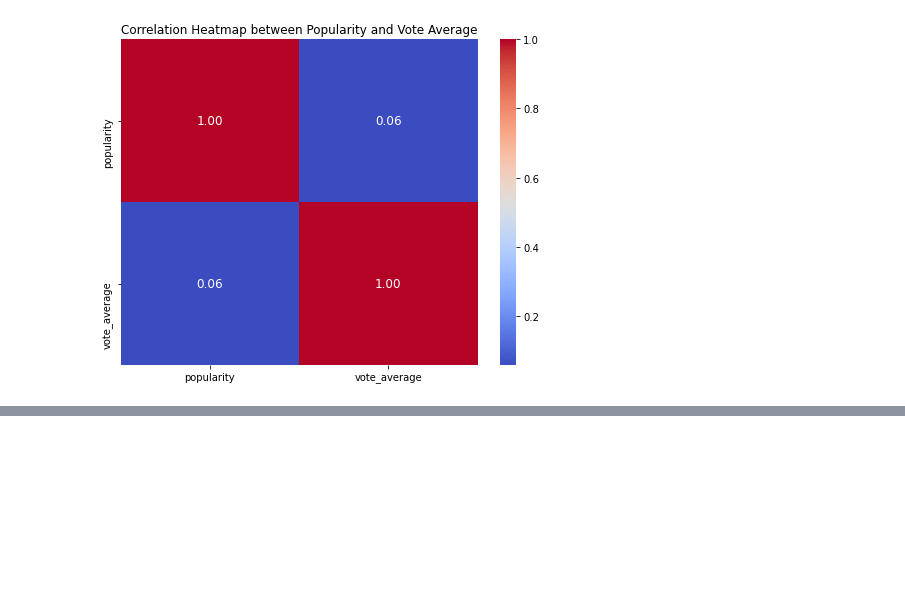
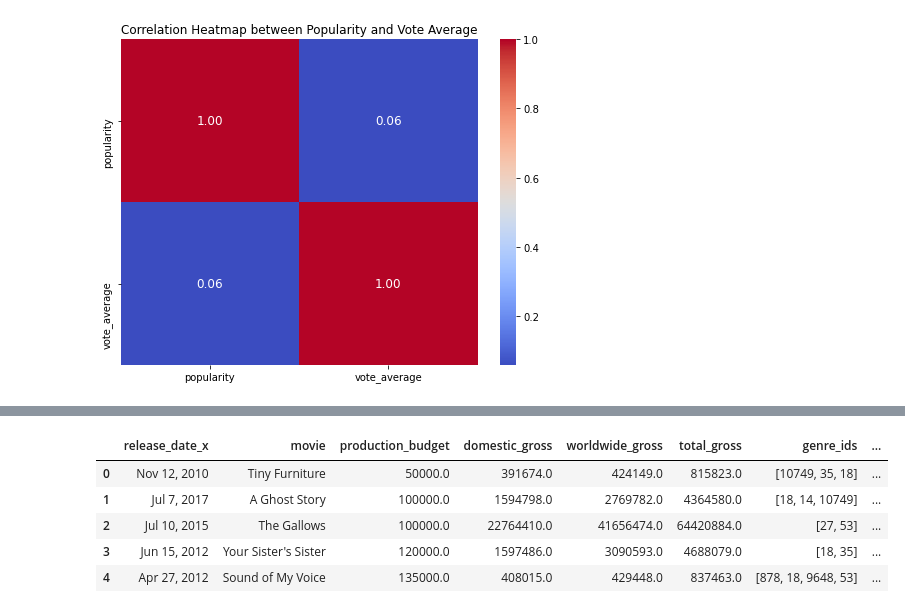
Before and after one commit to Sandrakiptumm/DSC-Phase-One-Project, a Jupyter notebook: student.ipynb, the cells around one changed output, grey strips where cells are left out. Cells and saved outputs as stored; diff of their text form; code cells hidden in the pictures; blank space fills up the shorter version.

```diff
--- a/student.ipynb
+++ b/student.ipynb
@@ -541,0 +575,10 @@ from this we see that there is close to no correlation. From the scatter plot ho
+# %%
+merged_df = pd.merge(filtered_df, tmdb_data, left_on= "movie", right_on="original_title", how="inner")
+merged_df.head()
+# %% [output]
+|  | release_date_x | movie | production_budget | domestic_gross | worldwide_gross | total_gross | genre_ids | ... |
+| 0 | Nov 12, 2010 | Tiny Furniture | 50000.0 | 391674.0 | 424149.0 | 815823.0 | [10749, 35, 18] | ... |
+| 1 | Jul 7, 2017 | A Ghost Story | 100000.0 | 1594798.0 | 2769782.0 | 4364580.0 | [18, 14, 10749] | ... |
+| 2 | Jul 10, 2015 | The Gallows | 100000.0 | 22764410.0 | 41656474.0 | 64420884.0 | [27, 53] | ... |
+| 3 | Jun 15, 2012 | Your Sister's Sister | 120000.0 | 1597486.0 | 3090593.0 | 4688079.0 | [18, 35] | ... |
+| 4 | Apr 27, 2012 | Sound of My Voice | 135000.0 | 408015.0 | 429448.0 | 837463.0 | [878, 18, 9648, 53] | ... |
```
Also changed, not shown: parts of 14 cells of this notebook.
